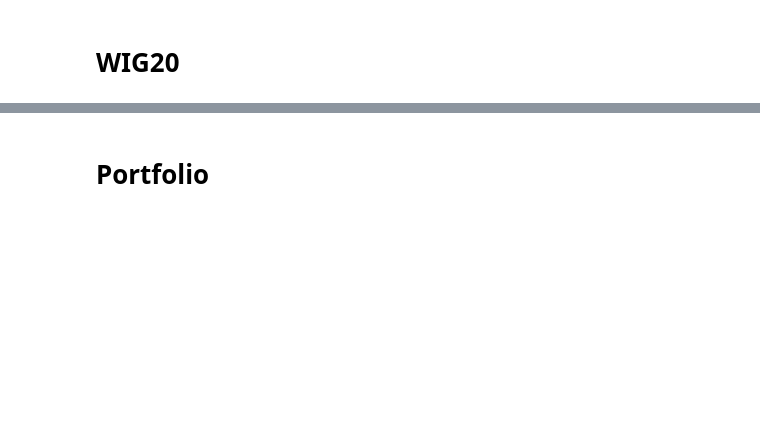
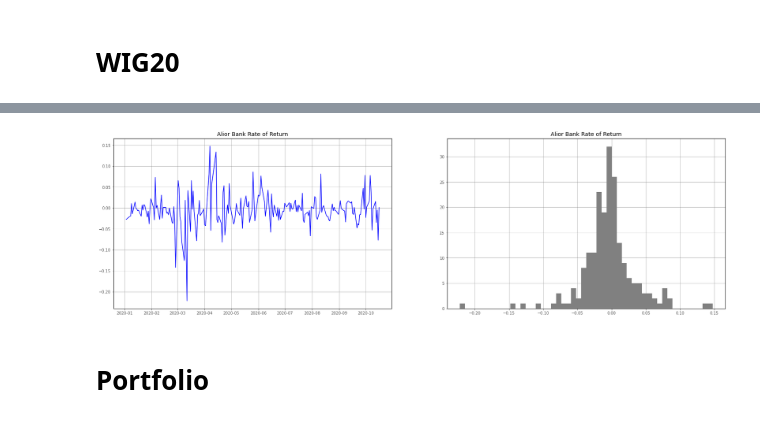
Before and after one commit to MazonSzymon/Project_COVID_portfolio, a Jupyter notebook: project_v1.ipynb, the cells around one changed output, grey strips where cells are left out. Saved outputs shown, nothing was run; the diff lists cells and outputs as text; code cells hidden in the pictures; blank space fills up the shorter version.

```diff
--- a/project_v1.ipynb
+++ b/project_v1.ipynb
@@ -70,3 +111,18 @@ def WIG20_frame(start_date,end_date):
+# %%
+def stock_rate(stock):
+  df = WIG20_by_stocks.get_group(stock)
+  plt.figure(figsize=(28,8))
+  #1 Visualization Rate of Return
+  plt.subplot(121)
+  plt.plot(np.log(df['Close'].pct_change()+1), color = 'blue')
+  plt.title(stock + " Rate of Return")
+  plt.grid()
+  #2 Histogram Rate of Return
+  plt.subplot(122)
+  plt.hist(np.log(df['Close'].pct_change()+1), color = 'gray', bins = 50)
+  plt.title(stock + ' Rate of Return')
+  plt.grid()
+  return plt.show()
 # %% [markdown]
 >## Portfolio
 # %% [markdown]
@@ -291,3 +387,7 @@ WIG20_by_stocks = WIG20_tabel.groupby('Stock_name') #This is our basic tabel to
+# %%
+stock_rate('Alior Bank')
+# %% [output]
+[figure, added]
 # %% [markdown]
 # Portfolio
 # %%
```
Also changed, not shown: parts of 23 cells of this notebook.
